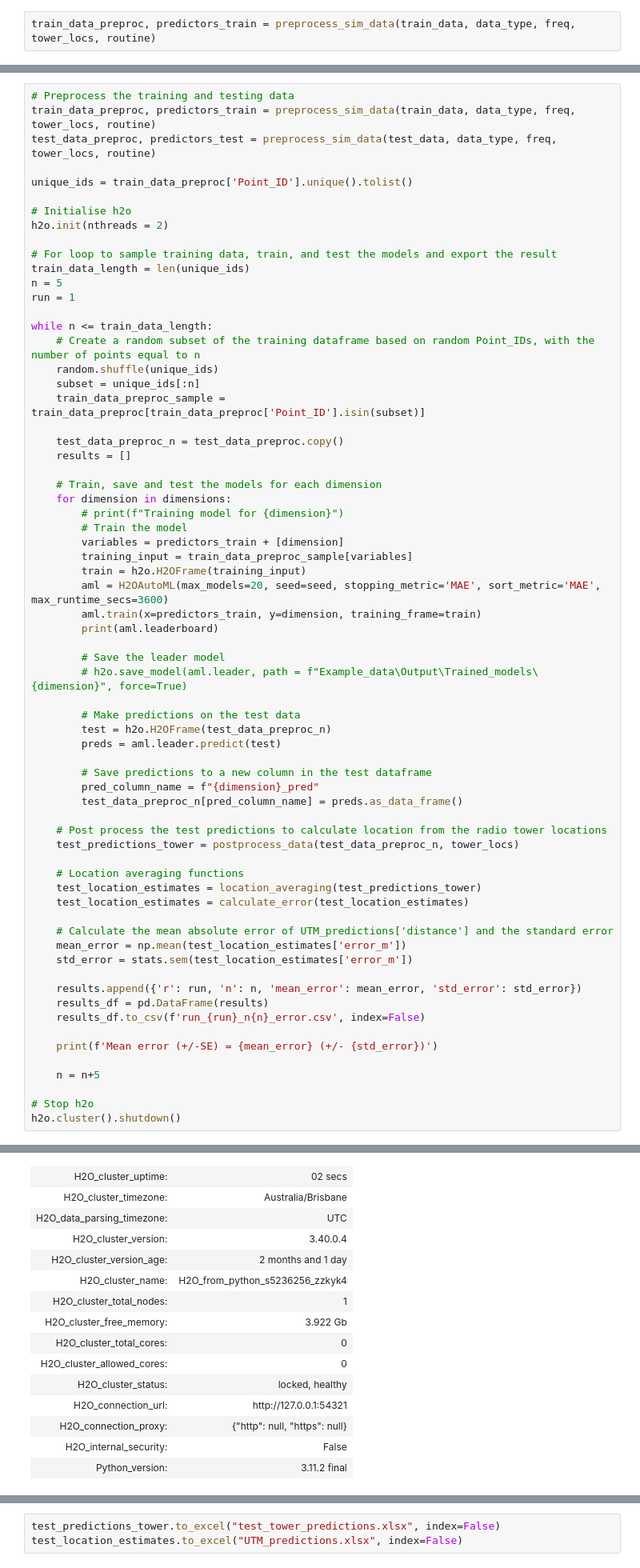
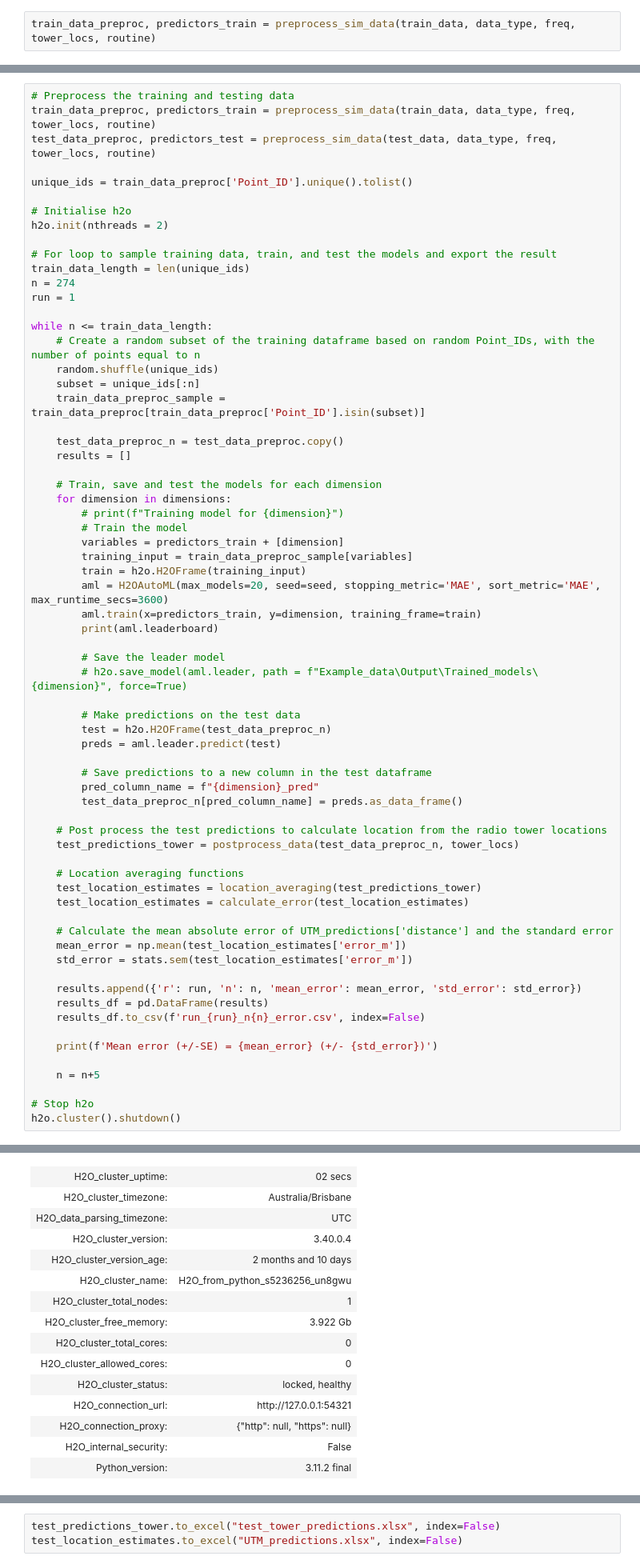
Before and after one commit to johnvanosta/ml4rt, a Jupyter notebook: train_model_h2o_iterations.ipynb, the cells around one changed output, grey strips where cells are left out. Shown at 80% size. Saved outputs shown, nothing was run; the diff lists cells and outputs as text.

```diff
--- a/train_model_h2o_iterations.ipynb
+++ b/train_model_h2o_iterations.ipynb
@@ -90,7 +76,7 @@ h2o.init(nthreads = 2)
 
 # For loop to sample training data, train, and test the models and export the result
 train_data_length = len(unique_ids)
-n = 5
+n = 274
 run = 1
 
 while n <= train_data_length:
@@ -156,11 +142,11 @@ Attempting to start a local H2O server...
   Server is running at http://127.0.0.1:54321
 Connecting to H2O server at http://127.0.0.1:54321 ... successful.
 | H2O_cluster_uptime: | 02 secs |
 | H2O_cluster_timezone: | Australia/Brisbane |
 | H2O_data_parsing_timezone: | UTC |
 | H2O_cluster_version: | 3.40.0.4 |
-| H2O_cluster_version_age: | 2 months and 1 day |
-| H2O_cluster_name: | H2O_from_python_s5236256_zzkyk4 |
+| H2O_cluster_version_age: | 2 months and 10 days |
+| H2O_cluster_name: | H2O_from_python_s5236256_un8gwu |
 | H2O_cluster_total_nodes: | 1 |
 | H2O_cluster_free_memory: | 3.922 Gb |
 | H2O_cluster_total_cores: | 0 |
```
Also changed, not shown: parts of 5 cells of this notebook, 57 other files.
